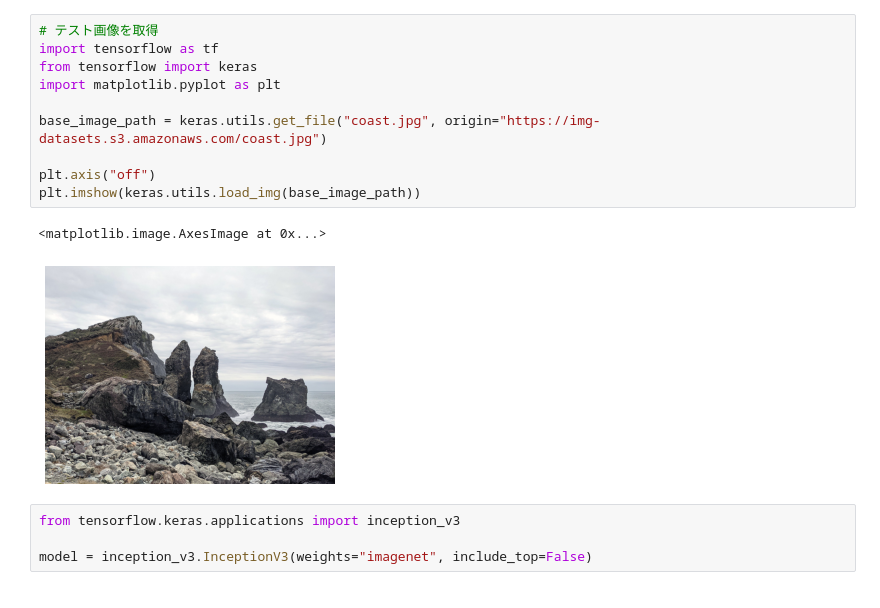
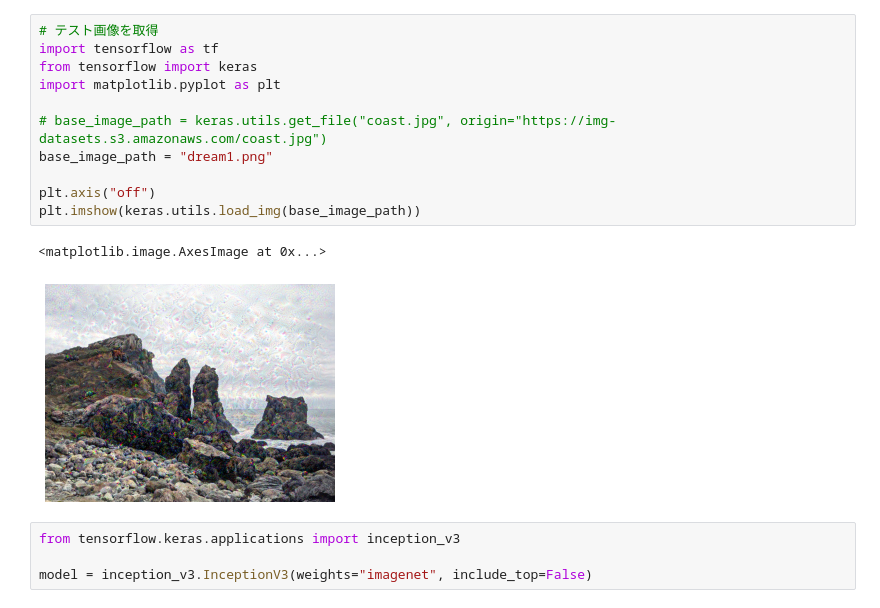
Before and after one commit to oshanQQ/anaconda-workspace, a Jupyter notebook: deep-learning-with-python-second-edition/deep-dream.ipynb, the cells around one changed output. Saved outputs shown, nothing was run; the diff lists cells and outputs as text.

Commit message:
✨ Rerun deep dream

```diff
--- a/deep-learning-with-python-second-edition/deep-dream.ipynb
+++ b/deep-learning-with-python-second-edition/deep-dream.ipynb
@@ -1,16 +1,17 @@
 # %%
 # テスト画像を取得
 import tensorflow as tf
 from tensorflow import keras
 import matplotlib.pyplot as plt
 
-base_image_path = keras.utils.get_file("coast.jpg", origin="https://img-datasets.s3.amazonaws.com/coast.jpg")
+# base_image_path = keras.utils.get_file("coast.jpg", origin="https://img-datasets.s3.amazonaws.com/coast.jpg")
+base_image_path = "dream1.png"
 
 plt.axis("off")
 plt.imshow(keras.utils.load_img(base_image_path))
 # %% [output]
 <matplotlib.image.AxesImage at 0x...>
-[figure, old version]
+[figure, new version]
 # %%
 from tensorflow.keras.applications import inception_v3
 
```
Also changed, not shown: parts of 2 cells of this notebook, 2 other files.
